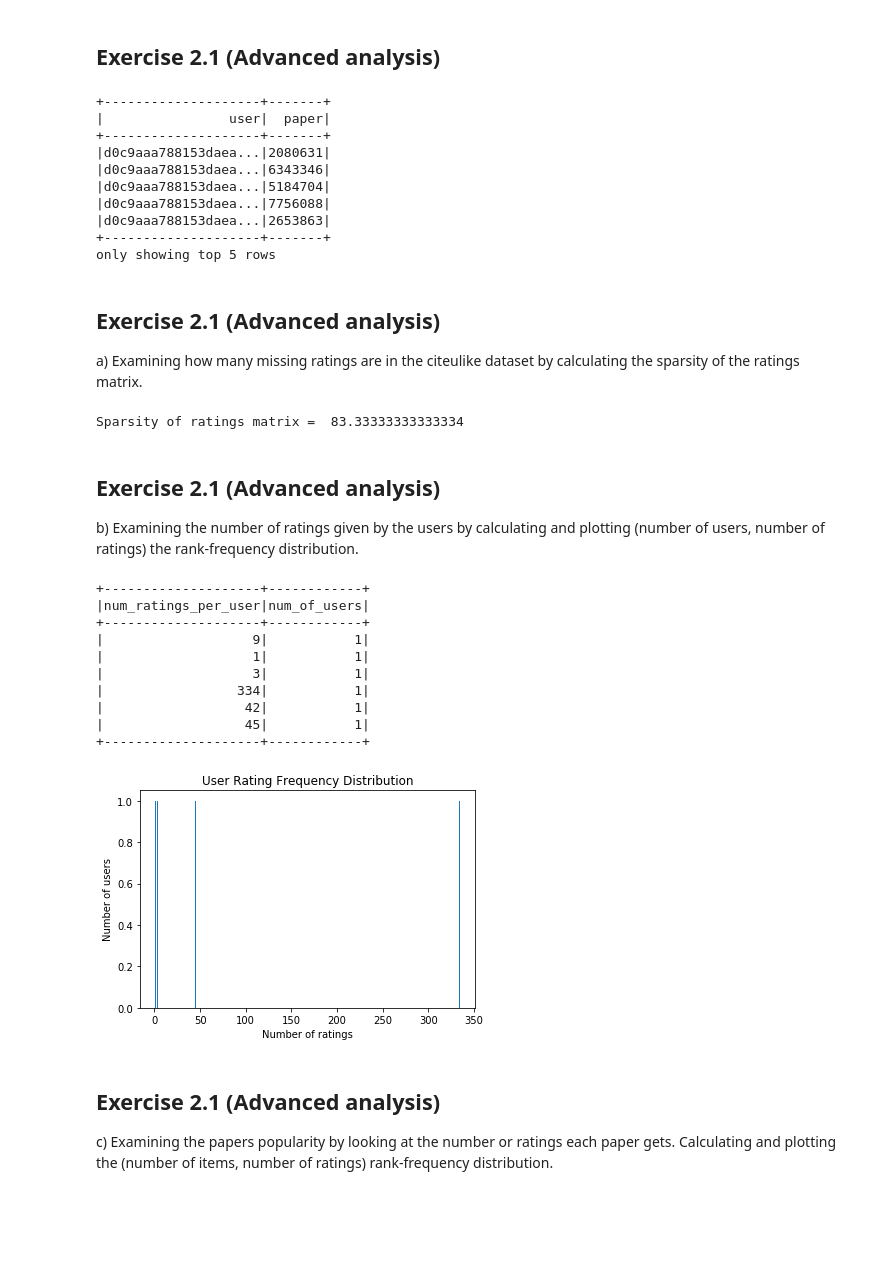
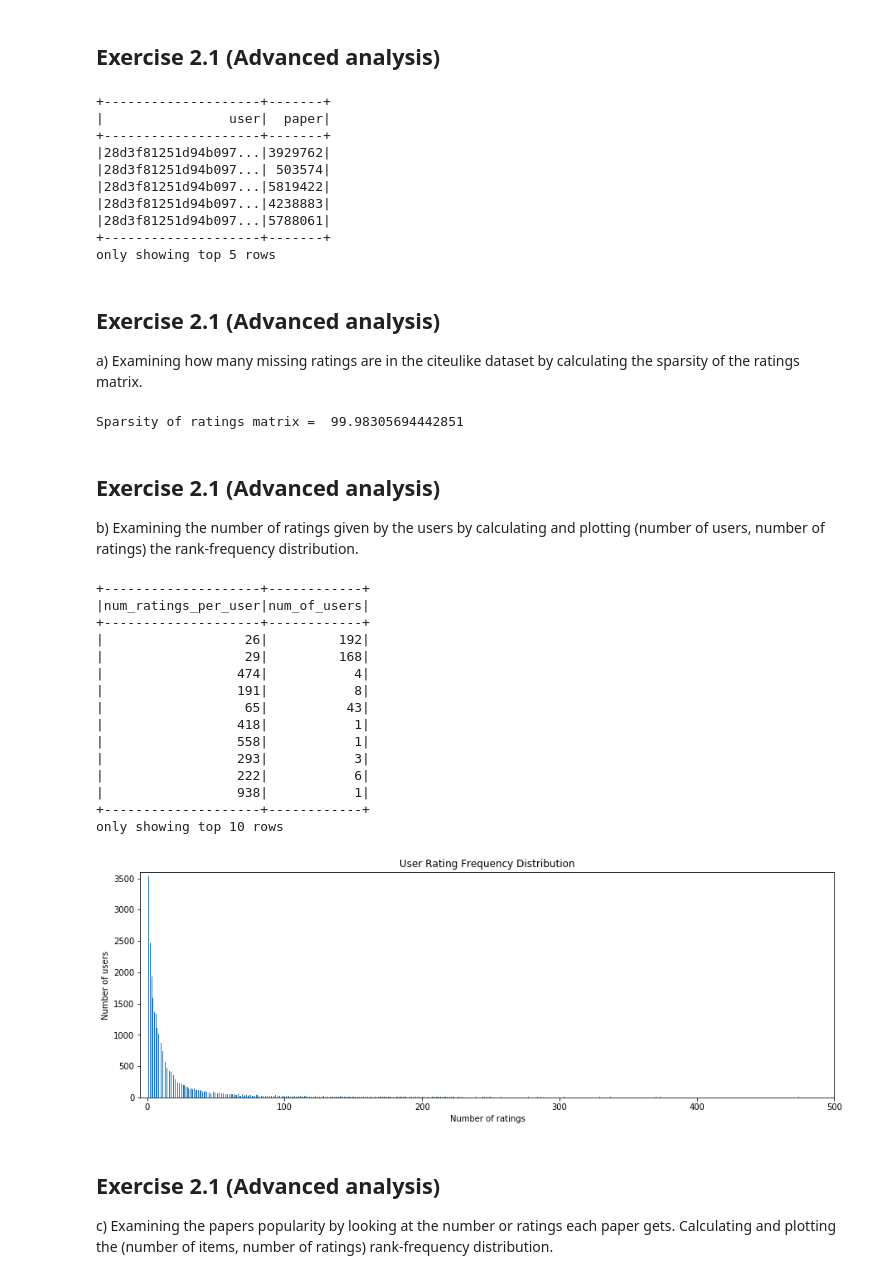
Before and after one commit to angellandros/sparkle, a Jupyter notebook: sheet2/Experiment2-arabi-ramful.ipynb, the cells around one changed output. Saved outputs shown, nothing was run; the diff lists cells and outputs as text; code cells hidden in the pictures; blank space fills up the shorter version.

Commit message:
completed number 2.5

```diff
--- a/sheet2/Experiment2-arabi-ramful.ipynb
+++ b/sheet2/Experiment2-arabi-ramful.ipynb
@@ -24,7 +25,7 @@ sparkSession = SparkSession.builder.appName("Experiment2").getOrCreate()
 #loading data from users_libraries.txt into a dataframe.
 #Loading the data in and RDD and splitting the paper_id id values.
 userRatingsRDD = \
-    sparkSession.sparkContext.textFile("/home/jovyan/work/mod_users_libraries2.txt") \
+    sparkSession.sparkContext.textFile("/home/jovyan/work/users_libraries.txt") \
             .map(lambda line: line.split(';')) \
             .flatMapValues(lambda value: value.split(','))
 
@@ -39,11 +40,11 @@ userLibDF.show(5, truncate=True)
 +--------------------+-------+
 |                user|  paper|
 +--------------------+-------+
-|d0c9aaa788153daea...|2080631|
-|d0c9aaa788153daea...|6343346|
-|d0c9aaa788153daea...|5184704|
-|d0c9aaa788153daea...|7756088|
-|d0c9aaa788153daea...|2653863|
+|28d3f81251d94b097...|3929762|
+|28d3f81251d94b097...| 503574|
+|28d3f81251d94b097...|5819422|
+|28d3f81251d94b097...|4238883|
+|28d3f81251d94b097...|5788061|
 +--------------------+-------+
 only showing top 5 rows
 # %% [markdown]
@@ -58,10 +59,11 @@ numUniqItem = userLibDF.select("paper").distinct().count()
 numRatings = userLibDF.select("paper").count()
 
 #Calculating the sparsity of the ratings matrix.
+#Sparsity = number of unknown ratings/ dimension of matrix
 sparsity = (((numUniqUser * numUniqItem) - numRatings)/(numUniqUser * numUniqItem)) * 100
 print("Sparsity of ratings matrix = ", sparsity)
 # %% [output]
-Sparsity of ratings matrix =  83.33333333333334
+Sparsity of ratings matrix =  99.98305694442851
 # %% [markdown]
 ## Exercise 2.1 (Advanced analysis)
 
@@ -83,22 +85,29 @@ userRatingInfoDF.show(10, truncate=True)
 +--------------------+------------+
 |num_ratings_per_user|num_of_users|
 +--------------------+------------+
-|                   9|           1|
-|                   1|           1|
-|                   3|           1|
-|                 334|           1|
-|                  42|           1|
-|                  45|           1|
+|                  26|         192|
+|                  29|         168|
+|                 474|           4|
+|                 191|           8|
+|                  65|          43|
+|                 418|           1|
+|                 558|           1|
+|                 293|           3|
+|                 222|           6|
+|                 938|           1|
 +--------------------+------------+
+only showing top 10 rows
 # %%
 #Exercise 2.1 b)
-plt.bar(totRatingsPerUserArray, numOfUsersArray,width=0.5, align='edge')
+plt.figure(figsize=(15,5))
+plt.bar(totRatingsPerUserArray, numOfUsersArray, width=0.5, align='edge')
+plt.axis([-5, 500, 0, 3600])
 plt.xlabel("Number of ratings")
 plt.ylabel("Number of users")
 plt.title("User Rating Frequency Distribution")
 plt.show()
 # %% [output]
-[figure, old version]
+[figure, new version]
 # %% [markdown]
 ## Exercise 2.1 (Advanced analysis)
 
```
Also changed, not shown: parts of 21 cells of this notebook.
